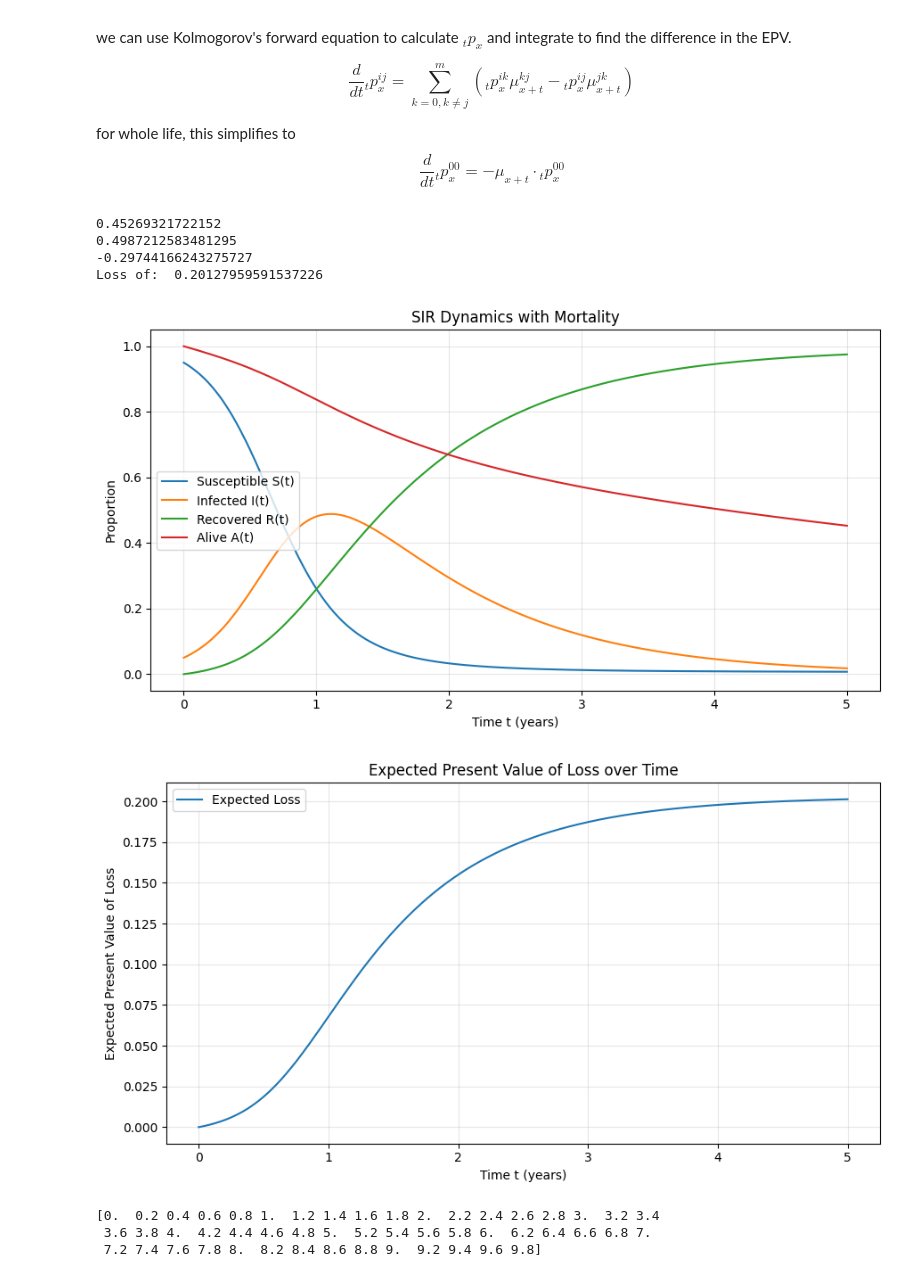
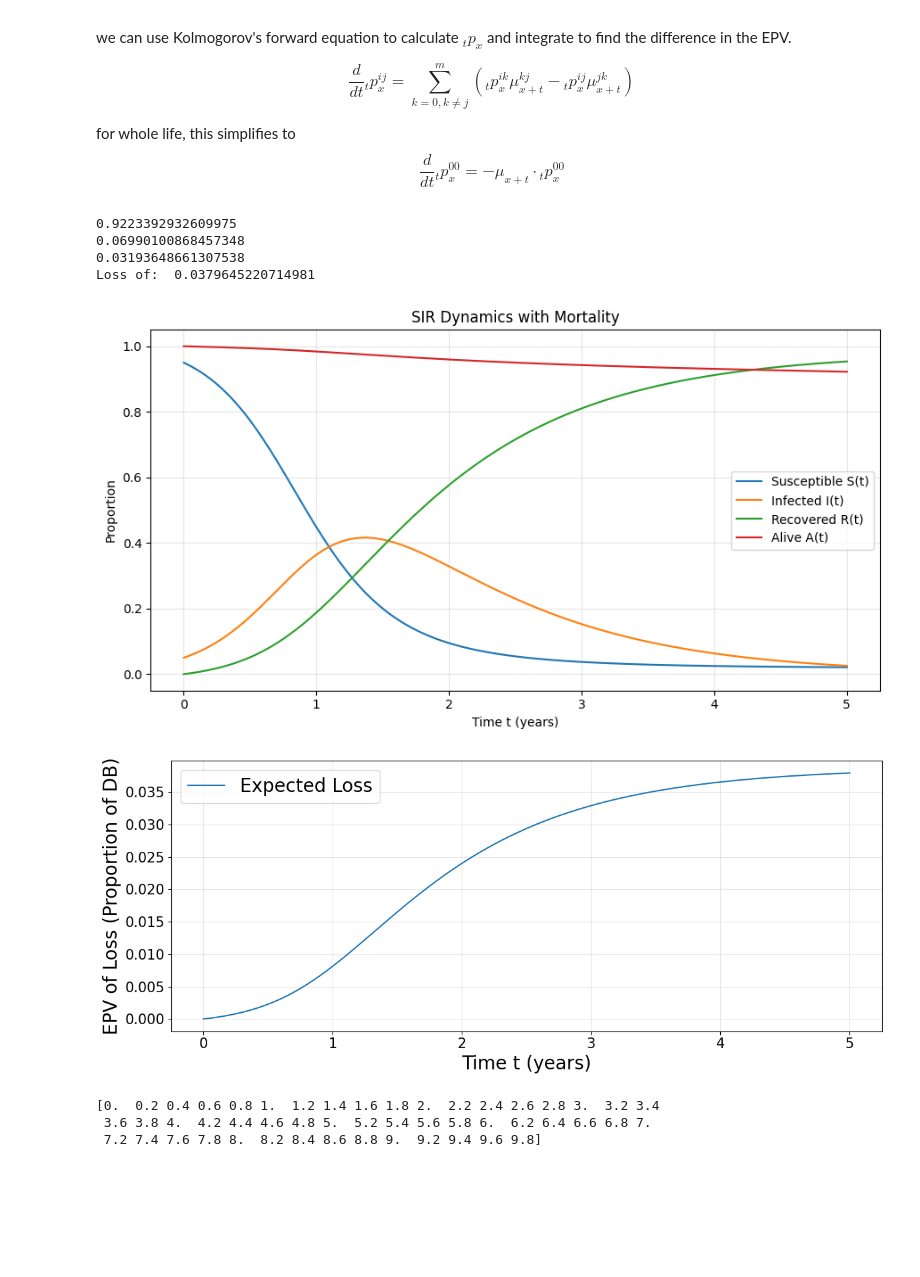
Before and after one commit to aryant2707/math461_unit1_grp5, a Jupyter notebook: callum/461 Model Project 1 Compiled.ipynb, the cells around one changed output. Saved outputs shown, nothing was run; the diff lists cells and outputs as text; code cells hidden in the pictures; blank space fills up the shorter version.

```diff
--- a/callum/461 Model Project 1 Compiled.ipynb
+++ b/callum/461 Model Project 1 Compiled.ipynb
@@ -99,12 +99,14 @@ $$\frac{d}{dt} {}_t p_x^{ij} = \sum_{k=0, k \neq j}^{m} \left( {}_t p_x^{ik} \mu
 for whole life, this simplifies to
 $$\frac{d}{dt} {}_t p_x^{00} = -\mu_{x+t} \cdot {}_t p_x^{00}$$
 # %%
-mu = 0.1
-mort_factor = 3
+mu = np.mean([7.4, 7.4, 7.6, 7.7, 7.6])/1000 #average 2015-2019 mortality rate (statscan)
+mort_factor = 6
 delta = 0.05 # force of interest
 ddt = lambda p,t: np.array([-mu*p[0], mu*p[0]])
 ic = np.array([0.95,0.05,0,1,0]) # S,I,R,Alive, dead
-R0 = 5
+R0 = 4
+DB = 1
+P = mu*DB
 def ddt(u,t):
     dudt = np.zeros(5)
     dudt[0] = -R0 * u[0]*u[1]
@@ -131,7 +133,7 @@ EPV_ben = spi.trapezoid(integrand_ben,t)
 EPV_prem = spi.trapezoid(integrand_prem,t)
 print(EPV_ben)
 print(EPV_prem)
-print("Loss of: ", EPV_ben + EPV_prem)
+print("Loss of: ", EPV_ben - EPV_prem)
 
 
 plt.figure(figsize=(9,5))
@@ -149,29 +151,31 @@ plt.legend(loc="best")
 plt.grid(True, alpha=0.3)
 plt.tight_layout()
 # %% [output]
-0.45269321722152
-0.4987212583481295
--0.29744166243275727
-Loss of:  0.20127959591537226
+0.9223392932609975
+0.06990100868457348
+0.03193648661307538
+Loss of:  0.0379645220714981
-[figure, old version]
+[figure, new version]
 # %%
 EPV_ben = spi.cumulative_trapezoid(integrand_ben,t, initial = 0)
 EPV_prem = spi.cumulative_trapezoid(integrand_prem,t, initial = 0)
 
-Loss_T = EPV_ben + EPV_prem
+Loss_T = EPV_ben - EPV_prem
 
-plt.figure(figsize=(9,5))
+plt.figure(figsize=(12,5))
 plt.plot(t, Loss_T, label="Expected Loss")
+plt.tick_params(axis='y',labelsize=15)
+plt.tick_params(axis='x',labelsize=15)
 
-
-plt.xlabel("Time t (years)")
-plt.ylabel("Expected Present Value of Loss")
-plt.title("Expected Present Value of Loss over Time")
+plt.xlabel("Time t (years)",fontsize=20)
+plt.ylabel("EPV of Loss (Proportion of DB)",fontsize=20)
+#plt.title("Expected Present Value of Loss over Time")
 plt.grid(True, alpha=0.3)
-plt.legend()
+plt.legend(fontsize=20,loc="best")
 plt.tight_layout()
+plt.savefig("EPV_Loss.pdf")
 # %% [output]
-[figure, old version]
+[figure, new version]
 # %%
 mu = 0.1
 mort_factor = 3
```
Also changed, not shown: 4 other files.
